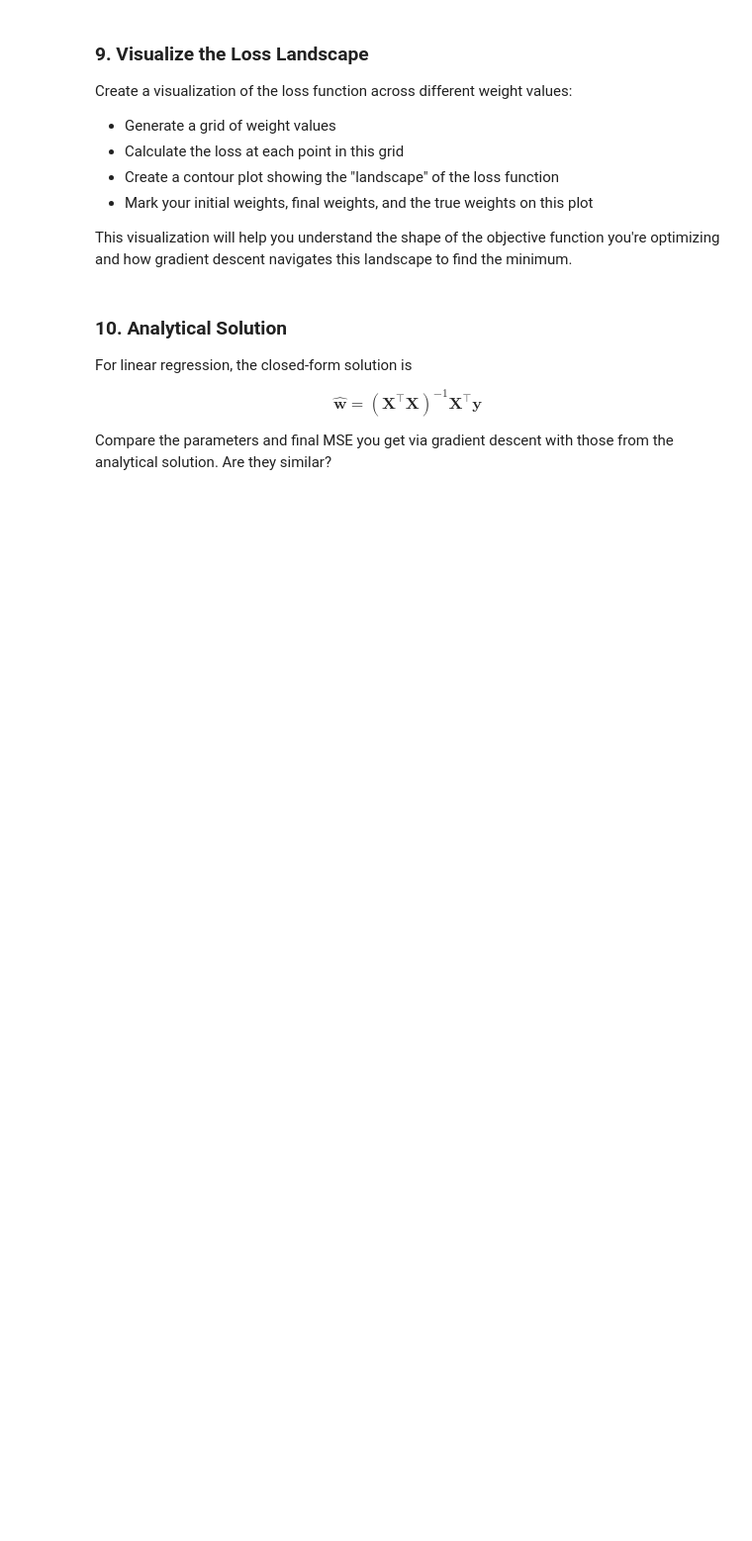
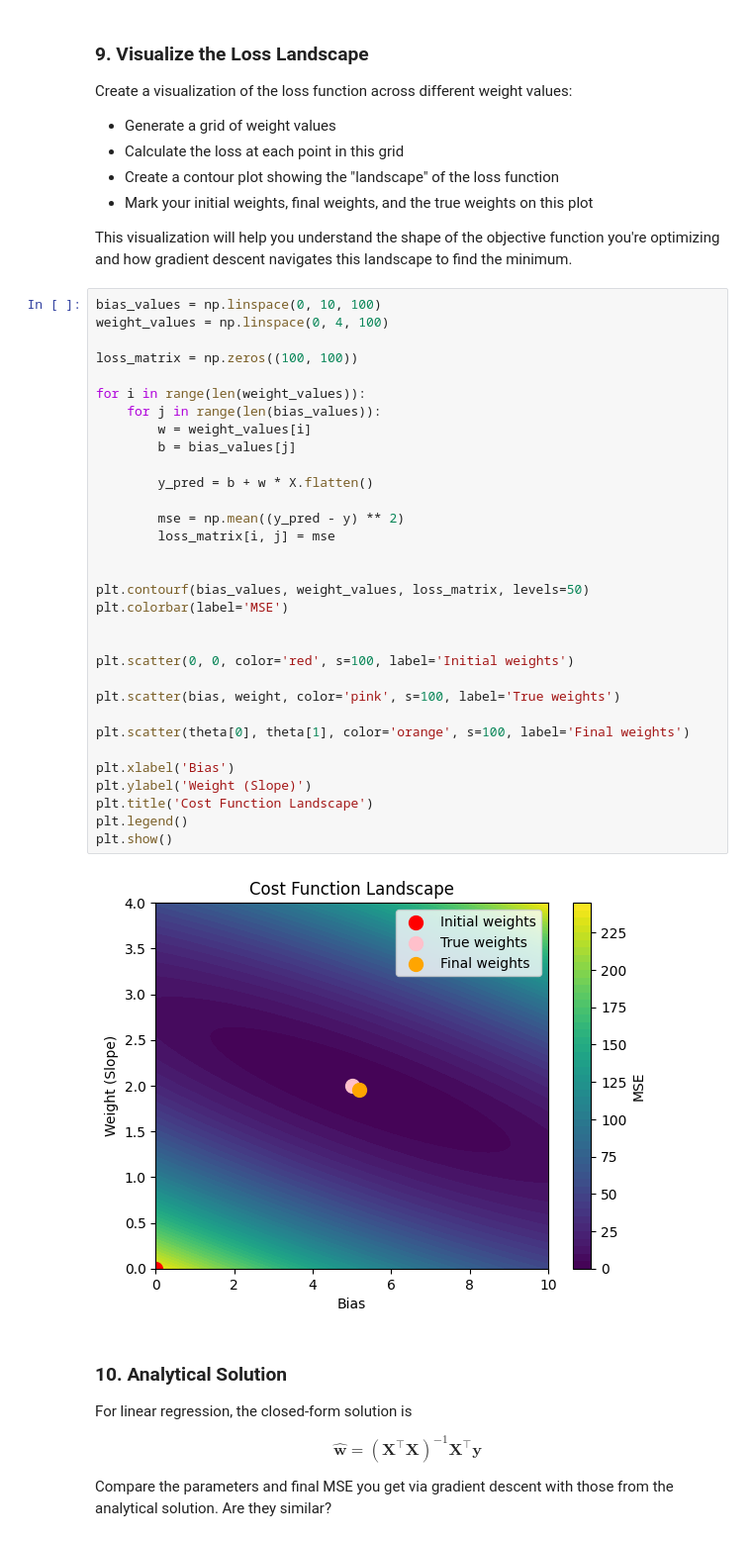
Before and after one commit to hylaj/Stochastic-Methods-In-Machine-Learning, a Jupyter notebook: lab1/zad_JH.ipynb, the cells around one changed output. Shown at 99% size. Cells and saved outputs as stored; diff of their text form; blank space fills up the shorter version.

```diff
--- a/lab1/zad_JH.ipynb
+++ b/lab1/zad_JH.ipynb
@@ -151,6 +238,40 @@ Create a visualization of the loss function across different weight values:
 - Mark your initial weights, final weights, and the true weights on this plot
 
 This visualization will help you understand the shape of the objective function you're optimizing and how gradient descent navigates this landscape to find the minimum.
+# %%
+bias_values = np.linspace(0, 10, 100)
+weight_values = np.linspace(0, 4, 100)
+
+loss_matrix = np.zeros((100, 100))
+
+for i in range(len(weight_values)):
+    for j in range(len(bias_values)):
+        w = weight_values[i]
+        b = bias_values[j]
+
+        y_pred = b + w * X.flatten()
+
+        mse = np.mean((y_pred - y) ** 2)
+        loss_matrix[i, j] = mse
+
+
+plt.contourf(bias_values, weight_values, loss_matrix, levels=50)
+plt.colorbar(label='MSE')
+
+
+plt.scatter(0, 0, color='red', s=100, label='Initial weights')
+
+plt.scatter(bias, weight, color='pink', s=100, label='True weights')
+
+plt.scatter(theta[0], theta[1], color='orange', s=100, label='Final weights')
+
+plt.xlabel('Bias')
+plt.ylabel('Weight (Slope)')
+plt.title('Cost Function Landscape')
+plt.legend()
+plt.show()
+# %% [output]
+[figure, added]
 # %% [markdown]
 
 ### 10. Analytical Solution
```
Also changed, not shown: parts of 7 cells of this notebook.
